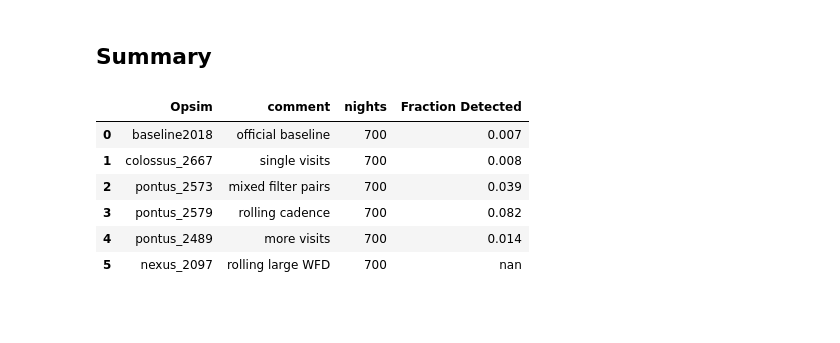
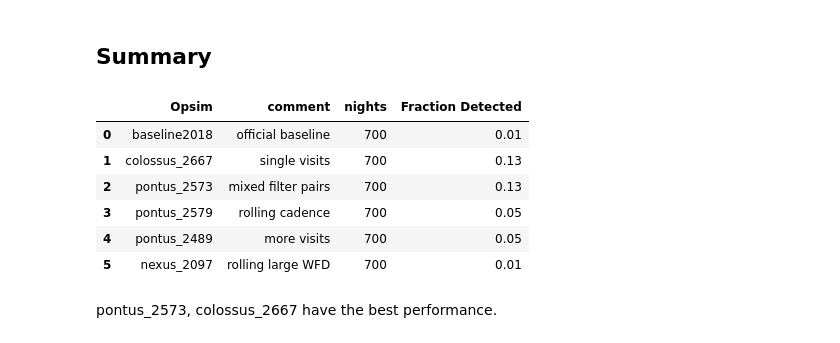
Before and after one commit to xiaolng/maf, a Jupyter notebook: TDEsDb.ipynb, the cells around one changed output. Cells and saved outputs as stored; diff of their text form; code cells hidden in the pictures; blank space fills up the shorter version.

```diff
--- a/TDEsDb.ipynb
+++ b/TDEsDb.ipynb
@@ -454,15 +944,17 @@ A rolling cadence on a very large WFD footprint (24,700 sq deg). Three regions o
 # %%
 df_sum = pd.DataFrame()
 df_sum['Opsim'] = ['baseline2018', 'colossus_2667','pontus_2573','pontus_2579', 'pontus_2489', 'nexus_2097']
 df_sum['comment'] = ['official baseline', 'single visits', 'mixed filter pairs', 'rolling cadence', 'more visits', 'rolling large WFD']
 df_sum['nights'] = [700, 700, 700, 700, 700, 700]
-df_sum['Fraction Detected'] = [0.007, 0.008, 0.039, 0.082, 0.014, 'nan']
+df_sum['Fraction Detected'] = [0.01, 0.13, 0.13, 0.05, 0.05, 0.01]
 df_sum
 # %% [output]
 |  | Opsim | comment | nights | Fraction Detected |
-| 0 | baseline2018 | official baseline | 700 | 0.007 |
-| 1 | colossus_2667 | single visits | 700 | 0.008 |
-| 2 | pontus_2573 | mixed filter pairs | 700 | 0.039 |
-| 3 | pontus_2579 | rolling cadence | 700 | 0.082 |
-| 4 | pontus_2489 | more visits | 700 | 0.014 |
-| 5 | nexus_2097 | rolling large WFD | 700 | nan |
+| 0 | baseline2018 | official baseline | 700 | 0.01 |
+| 1 | colossus_2667 | single visits | 700 | 0.13 |
+| 2 | pontus_2573 | mixed filter pairs | 700 | 0.13 |
+| 3 | pontus_2579 | rolling cadence | 700 | 0.05 |
+| 4 | pontus_2489 | more visits | 700 | 0.05 |
+| 5 | nexus_2097 | rolling large WFD | 700 | 0.01 |
+# %% [markdown]
+pontus_2573, colossus_2667 have the best performance.
```
Also changed, not shown: parts of 37 cells of this notebook.
